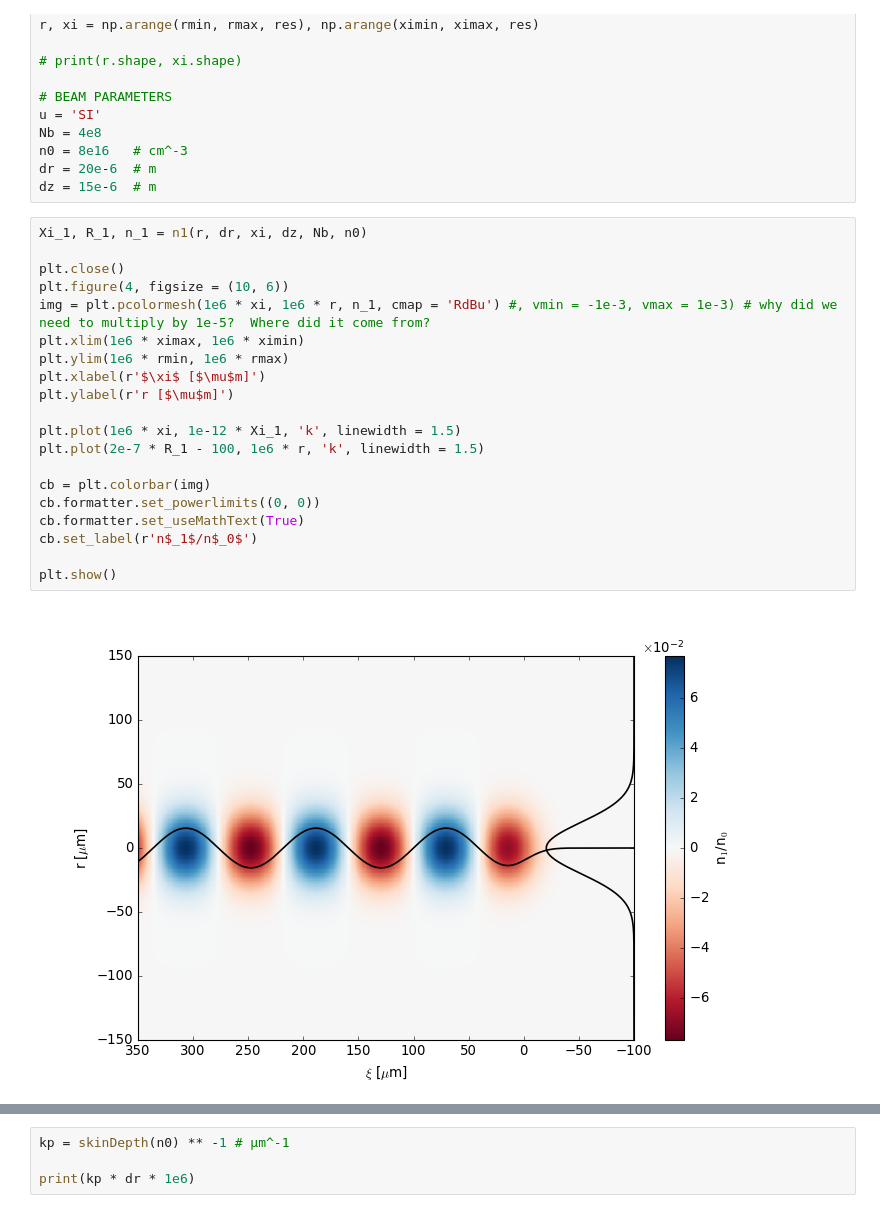
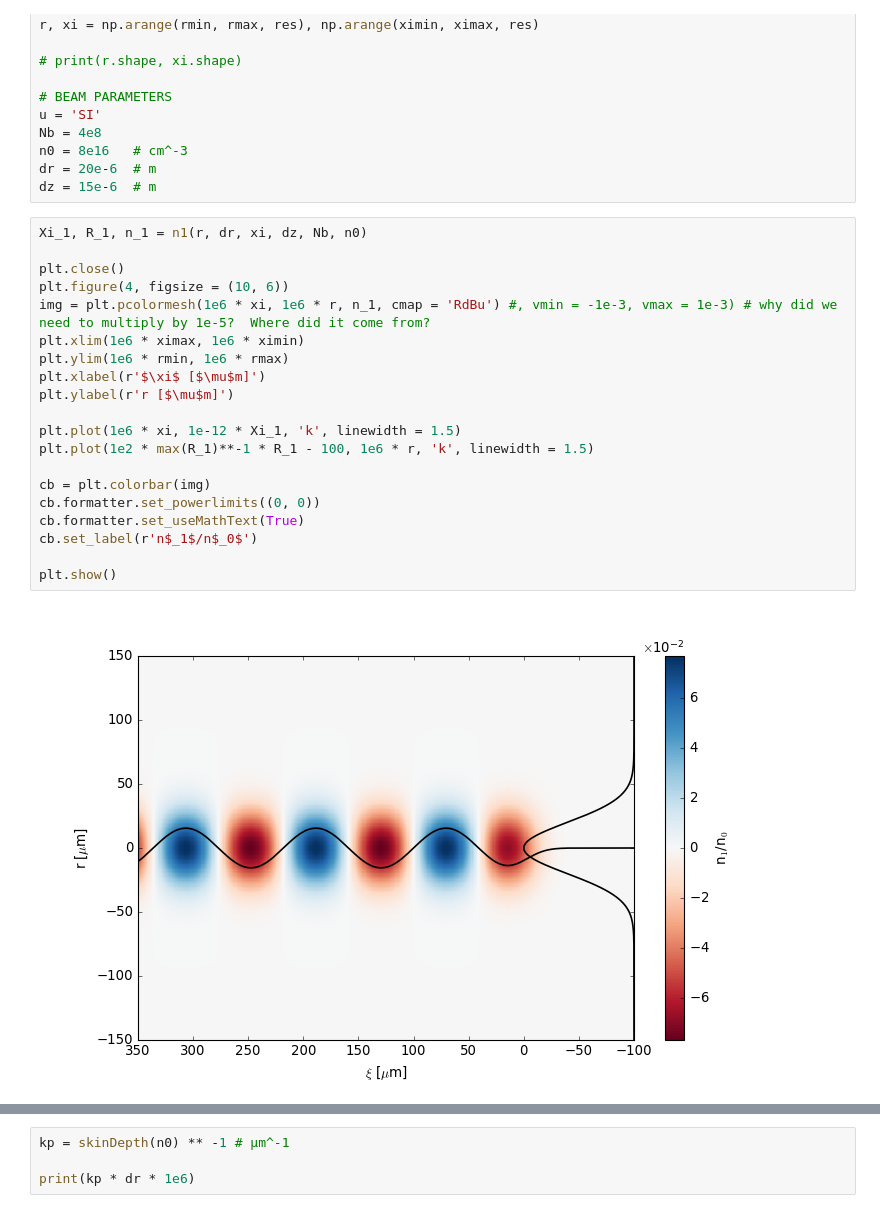
Before and after one commit to MaxVarverakis/PositronPWFA, a Jupyter notebook: linearWF_analysis.ipynb, the cells around one changed output, grey strips where cells are left out. Drawn from its saved outputs; the diff is of its cells as text.

```diff
--- a/linearWF_analysis.ipynb
+++ b/linearWF_analysis.ipynb
@@ -195,23 +207,23 @@ dz = 15e-6  # m
 # %%
 Xi_1, R_1, n_1 = n1(r, dr, xi, dz, Nb, n0)
 
 plt.close()
 plt.figure(4, figsize = (10, 6))
 img = plt.pcolormesh(1e6 * xi, 1e6 * r, n_1, cmap = 'RdBu') #, vmin = -1e-3, vmax = 1e-3) # why did we need to multiply by 1e-5?  Where did it come from?
 plt.xlim(1e6 * ximax, 1e6 * ximin)
 plt.ylim(1e6 * rmin, 1e6 * rmax)
 plt.xlabel(r'$\xi$ [$\mu$m]')
 plt.ylabel(r'r [$\mu$m]')
 
 plt.plot(1e6 * xi, 1e-12 * Xi_1, 'k', linewidth = 1.5)
-plt.plot(2e-7 * R_1 - 100, 1e6 * r, 'k', linewidth = 1.5)
+plt.plot(1e2 * max(R_1)**-1 * R_1 - 100, 1e6 * r, 'k', linewidth = 1.5)
 
 cb = plt.colorbar(img)
 cb.formatter.set_powerlimits((0, 0))
 cb.formatter.set_useMathText(True)
 cb.set_label(r'n$_1$/n$_0$')
 
 plt.show()
 # %% [output]
-[figure, old version]
+[figure, new version]
 # %%
```
Also changed, not shown: parts of 3 cells of this notebook.
